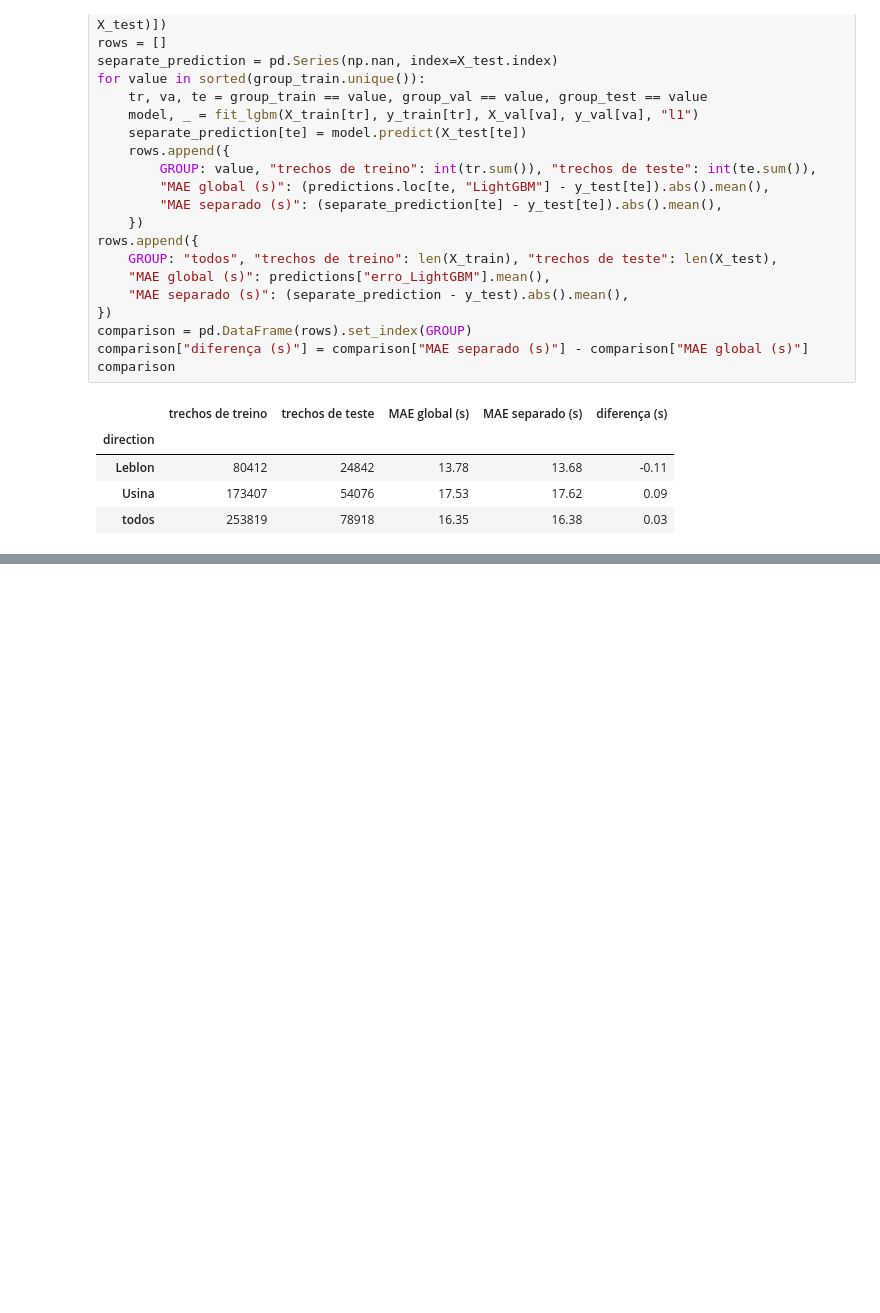
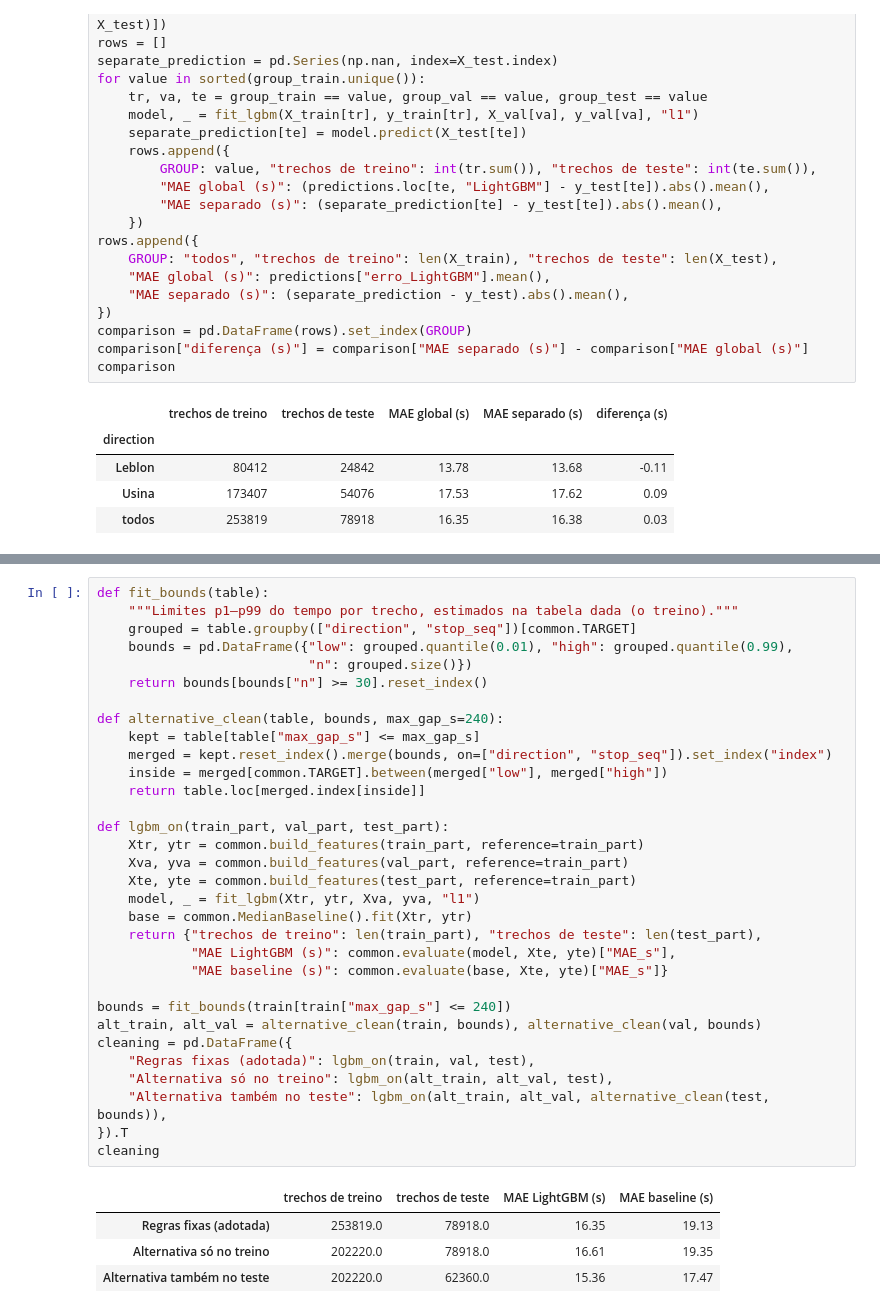
Before and after one commit to figdavi/onibus-ia, a Jupyter notebook: notebooks/02_modelos_p1.ipynb, the cells around one changed output, grey strips where cells are left out. Saved outputs shown, nothing was run; the diff lists cells and outputs as text; blank space fills up the shorter version.

```diff
--- a/notebooks/02_modelos_p1.ipynb
+++ b/notebooks/02_modelos_p1.ipynb
@@ -411,0 +425,37 @@ comparison
+# %%
+def fit_bounds(table):
+    """Limites p1–p99 do tempo por trecho, estimados na tabela dada (o treino)."""
+    grouped = table.groupby(["direction", "stop_seq"])[common.TARGET]
+    bounds = pd.DataFrame({"low": grouped.quantile(0.01), "high": grouped.quantile(0.99),
+                           "n": grouped.size()})
+    return bounds[bounds["n"] >= 30].reset_index()
+
+def alternative_clean(table, bounds, max_gap_s=240):
+    kept = table[table["max_gap_s"] <= max_gap_s]
+    merged = kept.reset_index().merge(bounds, on=["direction", "stop_seq"]).set_index("index")
+    inside = merged[common.TARGET].between(merged["low"], merged["high"])
+    return table.loc[merged.index[inside]]
+
+def lgbm_on(train_part, val_part, test_part):
+    Xtr, ytr = common.build_features(train_part, reference=train_part)
+    Xva, yva = common.build_features(val_part, reference=train_part)
+    Xte, yte = common.build_features(test_part, reference=train_part)
+    model, _ = fit_lgbm(Xtr, ytr, Xva, yva, "l1")
+    base = common.MedianBaseline().fit(Xtr, ytr)
+    return {"trechos de treino": len(train_part), "trechos de teste": len(test_part),
+            "MAE LightGBM (s)": common.evaluate(model, Xte, yte)["MAE_s"],
+            "MAE baseline (s)": common.evaluate(base, Xte, yte)["MAE_s"]}
+
+bounds = fit_bounds(train[train["max_gap_s"] <= 240])
+alt_train, alt_val = alternative_clean(train, bounds), alternative_clean(val, bounds)
+cleaning = pd.DataFrame({
+    "Regras fixas (adotada)": lgbm_on(train, val, test),
+    "Alternativa só no treino": lgbm_on(alt_train, alt_val, test),
+    "Alternativa também no teste": lgbm_on(alt_train, alt_val, alternative_clean(test, bounds)),
+}).T
+cleaning
+# %% [output]
+|  | trechos de treino | trechos de teste | MAE LightGBM (s) | MAE baseline (s) |
+| Regras fixas (adotada) | 253819.0 | 78918.0 | 16.35 | 19.13 |
+| Alternativa só no treino | 202220.0 | 78918.0 | 16.61 | 19.35 |
+| Alternativa também no teste | 202220.0 | 62360.0 | 15.36 | 17.47 |
```
Also changed, not shown: parts of 9 cells of this notebook, 2 other files.
